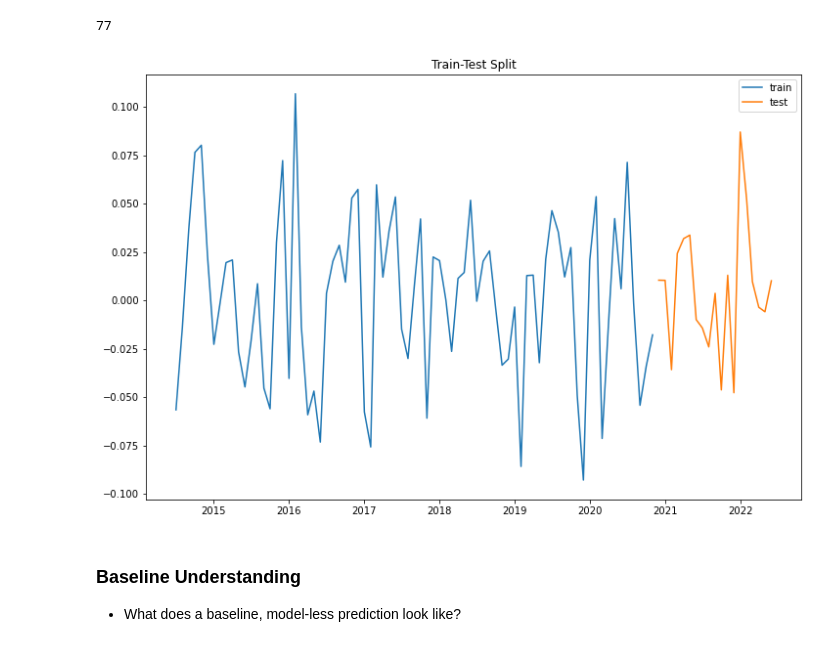
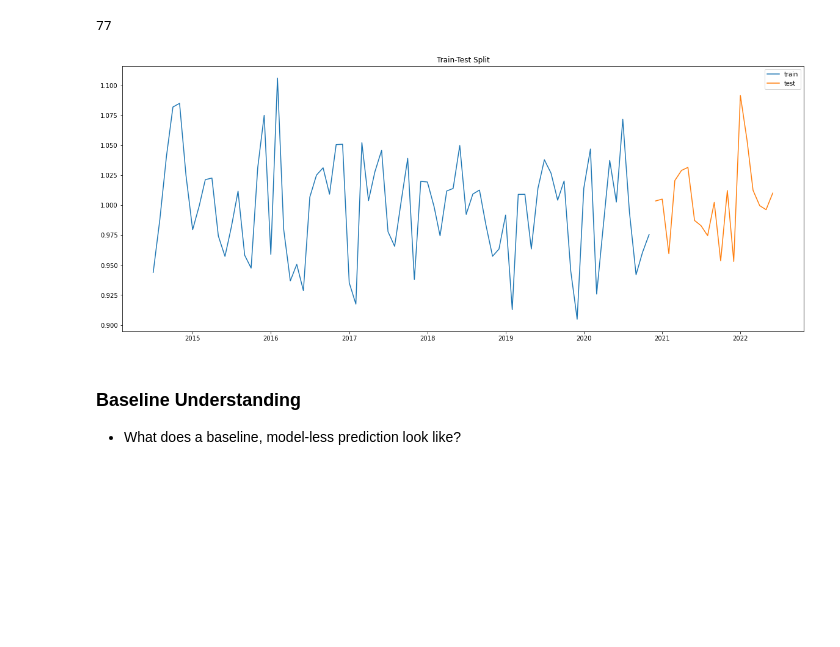
Before and after one commit to aokdata/Solar_Power_Output_Time_Series, a Jupyter notebook: Solar_Power_Output_Time_Series_Notebook.ipynb, the cells around one changed output. Cells and saved outputs as stored; diff of their text form; code cells hidden in the pictures; blank space fills up the shorter version.

```diff
--- a/Solar_Power_Output_Time_Series_Notebook.ipynb
+++ b/Solar_Power_Output_Time_Series_Notebook.ipynb
@@ -562,6 +654,6 @@ Decompose data and test it stationarity
 # %%
 #Decompose our original data
-decomposition = seasonal_decompose(us_solar_df)
+decomposition = seasonal_decompose(us_solar_df, model='multiplicative')
 decomposition
 # %% [output]
 <statsmodels.tsa.seasonal.DecomposeResult at 0x...>
@@ -692,27 +806,27 @@ Questions to consider:
 # %%
 # find the index which allows us to split off 20% of the data
 
-cutoff = round(us_solar_log_decompose.shape[0]*0.8)
+cutoff = round(us_solar_decompose.shape[0]*0.8)
 cutoff
 # %% [output]
 77
 # %%
 # Define train and test sets according to the index found above
 
-train = us_solar_log_decompose[:cutoff]
+train = us_solar_decompose[:cutoff]
 
-test = us_solar_log_decompose[cutoff:]
+test = us_solar_decompose[cutoff:]
 # %%
 # Plot of our train test split
 
-fig, ax = plt.subplots(figsize=(12, 8))
+fig, ax = plt.subplots(figsize=(20, 8))
 
 ax.plot(train, label='train')
 ax.plot(test, label='test')
 ax.set_title('Train-Test Split');
 plt.legend();
 # %% [output]
-[figure, old version]
+[figure, new version]
 # %% [markdown]
 ### Baseline Understanding
 
```
Also changed, not shown: parts of 81 cells of this notebook.
